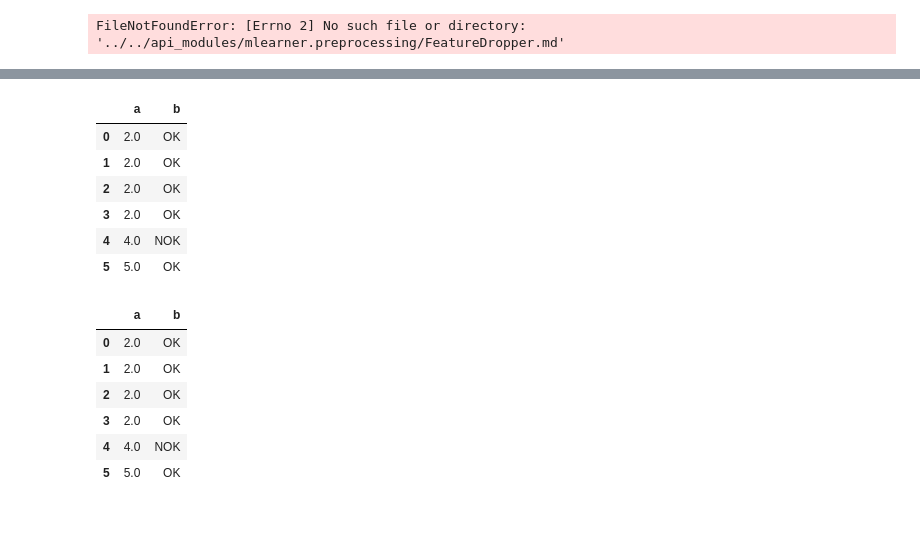
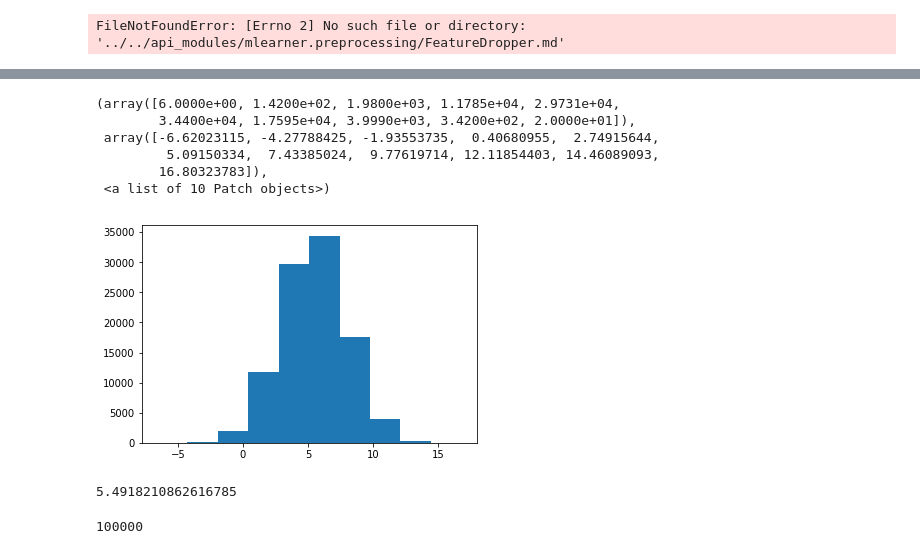
Before and after one commit to jaisenbe58r/MLearner, a Jupyter notebook: mlearner/preprocessing/FeatureDroper.ipynb, the cells around one changed output, grey strips where cells are left out. Cells and saved outputs as stored; diff of their text form; code cells hidden in the pictures; blank space fills up the shorter version.

```diff
--- a/mlearner/preprocessing/FeatureDroper.ipynb
+++ b/mlearner/preprocessing/FeatureDroper.ipynb
@@ -206,24 +31,26 @@ class FillNaTransformer_forward(BaseEstimator, TransformerMixin):
-# %%
-ft1 = FillNaTransformer_forward(columns=["a"])
-ft1.fit(data)
-ft1.transform(data)
-# %% [output]
-|  | a | b |
-| 0 | 2.0 | OK |
-| 1 | 2.0 | OK |
-| 2 | 2.0 | OK |
-| 3 | 2.0 | OK |
-| 4 | 4.0 | NOK |
-| 5 | 5.0 | OK |
-# %%
-ft1 = FillNaTransformer_forward(columns=["b"])
-ft1.fit(data)
-ft1.transform(data)
-# %% [output]
-|  | a | b |
-| 0 | 2.0 | OK |
-| 1 | 2.0 | OK |
-| 2 | 2.0 | OK |
-| 3 | 2.0 | OK |
-| 4 | 4.0 | NOK |
-| 5 | 5.0 | OK |
+# %%
+import numpy as np
+import matplotlib.pyplot as plt
+
+mu = 5.5
+sd = 2.5
+
+# n = 100000
+data = mu + sd * np.random.randn(n)
+plt.hist(data)
+# %% [output]
+(array([6.0000e+00, 1.4200e+02, 1.9800e+03, 1.1785e+04, 2.9731e+04,
+        3.4400e+04, 1.7595e+04, 3.9990e+03, 3.4200e+02, 2.0000e+01]),
+ array([-6.62023115, -4.27788425, -1.93553735,  0.40680955,  2.74915644,
+         5.09150334,  7.43385024,  9.77619714, 12.11854403, 14.46089093,
+        16.80323783]),
+ <a list of 10 Patch objects>)
+[figure, added]
+# %%
+np.mean(data)
+# %% [output]
+5.4918210862616785
+# %%
+len(data)
+# %% [output]
+100000
```
Also changed, not shown: parts of 33 cells of this notebook, 13 other files.
